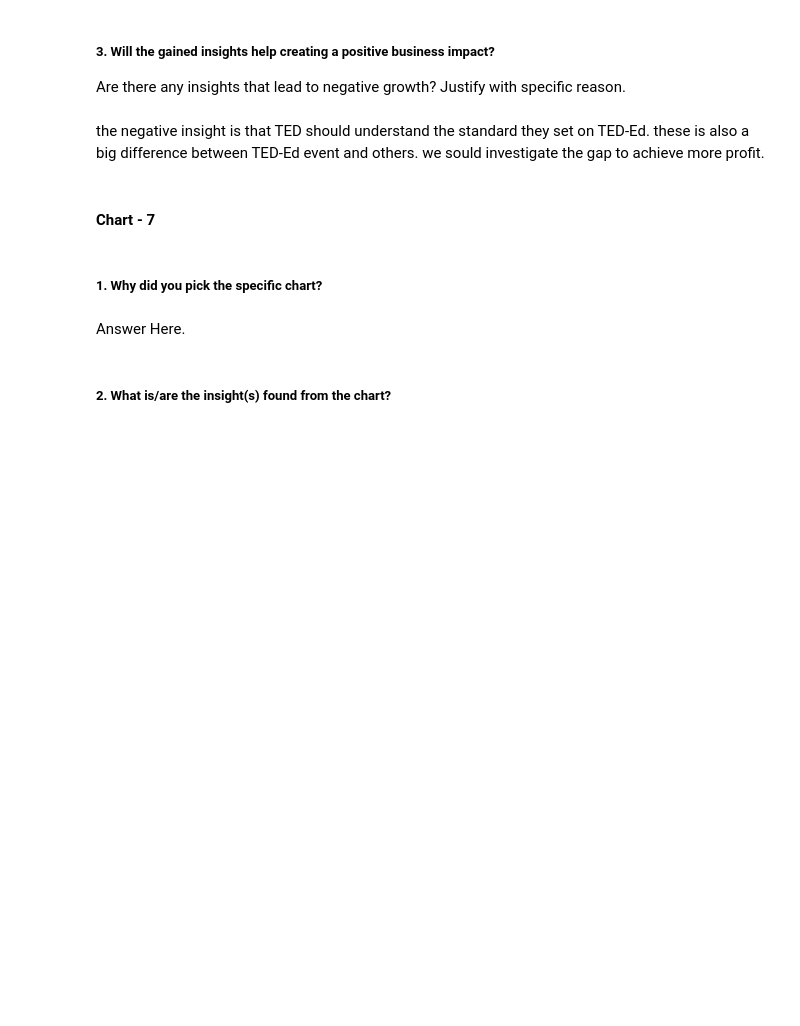
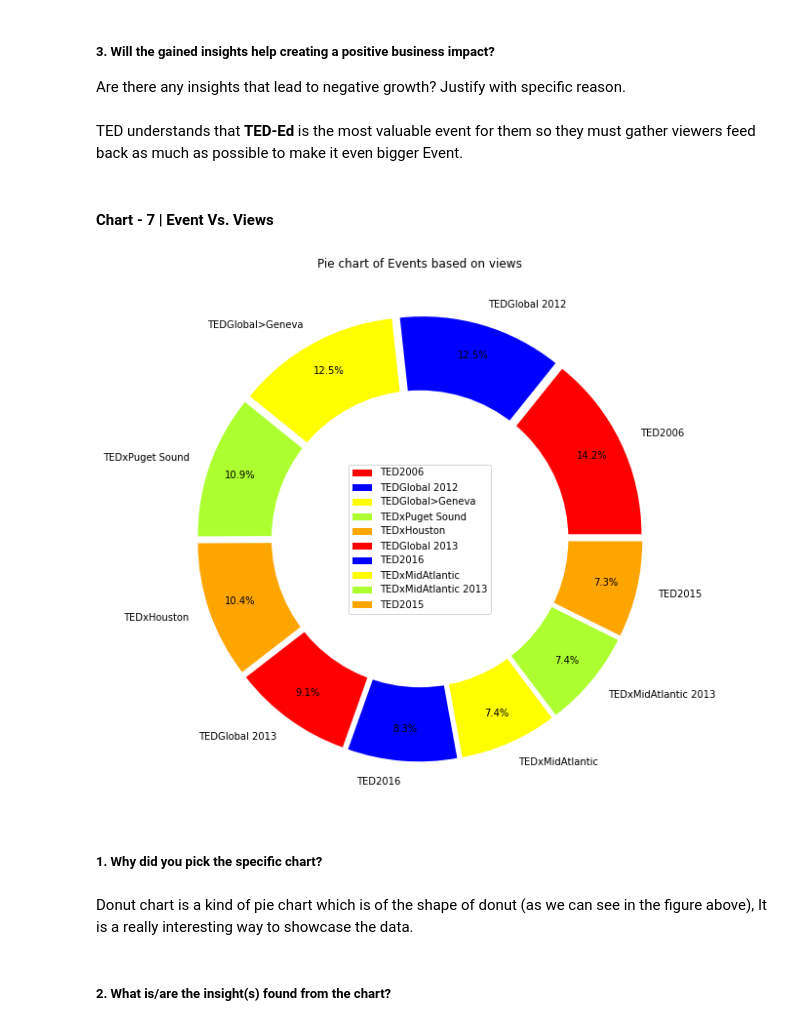
Before and after one commit to abhishekdhasmana17/ted-talk-view-prediction, a Jupyter notebook: Ted_Talk_Views_Prediction.ipynb, the cells around one changed output. Drawn from its saved outputs; the diff is of its cells as text; code cells hidden in the pictures; blank space fills up the shorter version.

```diff
--- a/Ted_Talk_Views_Prediction.ipynb
+++ b/Ted_Talk_Views_Prediction.ipynb
@@ -828,7 +814,7 @@ Also, the events that are happening every year like TED2017, TED2018, etc are pe
 # %% [markdown]
 ##### 3. Will the gained insights help creating a positive business impact?
 Are there any insights that lead to negative growth? Justify with specific reason.
-# %% [markdown]
-the negative insight is that TED should understand the standard they set on TED-Ed. these is also a big difference between TED-Ed event and others. we sould investigate the gap to achieve more profit.
+# %% [markdown]
+TED understands that **TED-Ed** is the most valuable event for them so they must gather viewers feed back as much as possible to make it even bigger Event.
 # %% [markdown]
-#### Chart - 7
+#### Chart - 7 | Event Vs. Views
@@ -837,7 +821,35 @@ the negative insight is that TED should understand the standard they set on TED-
+# %%
+# Chart - 7 visualization code
+df_7 = df.nlargest(10,['views'])
+# Setting labels for items in Chart
+event_list = list(df_7['event'])
+# given views
+views_list = list(df_7['views'])
+
+colors = ['#FF0000', '#0000FF', '#FFFF00', '#ADFF2F', '#FFA500']
+
+explode = (0.05, 0.05, 0.05, 0.05, 0.05, 0.05, 0.05, 0.05, 0.05, 0.05)
+
+# Pie Chart
+plt.figure(figsize=(15,10))
+plt.pie(views_list, colors=colors, labels=event_list, autopct='%1.1f%%', pctdistance=0.85, explode=explode)
+
+# draw circle
+centre_circle = plt.Circle((0, 0), 0.70, fc='white')
+fig = plt.gcf()
+
+# Adding Circle in Pie chart
+fig.gca().add_artist(centre_circle)
+
+plt.title('Pie chart of Events based on views')
+plt.legend(event_list, loc="center")
+plt.show()
+# %% [output]
+[figure, added]
 # %% [markdown]
 ##### 1. Why did you pick the specific chart?
-# %% [markdown]
-Answer Here.
+# %% [markdown]
+Donut chart is a kind of pie chart which is of the shape of donut (as we can see in the figure above), It is a really interesting way to showcase the data.
 # %% [markdown]
 ##### 2. What is/are the insight(s) found from the chart?
 # %% [markdown]
```
Also changed, not shown: parts of 5 cells of this notebook.
